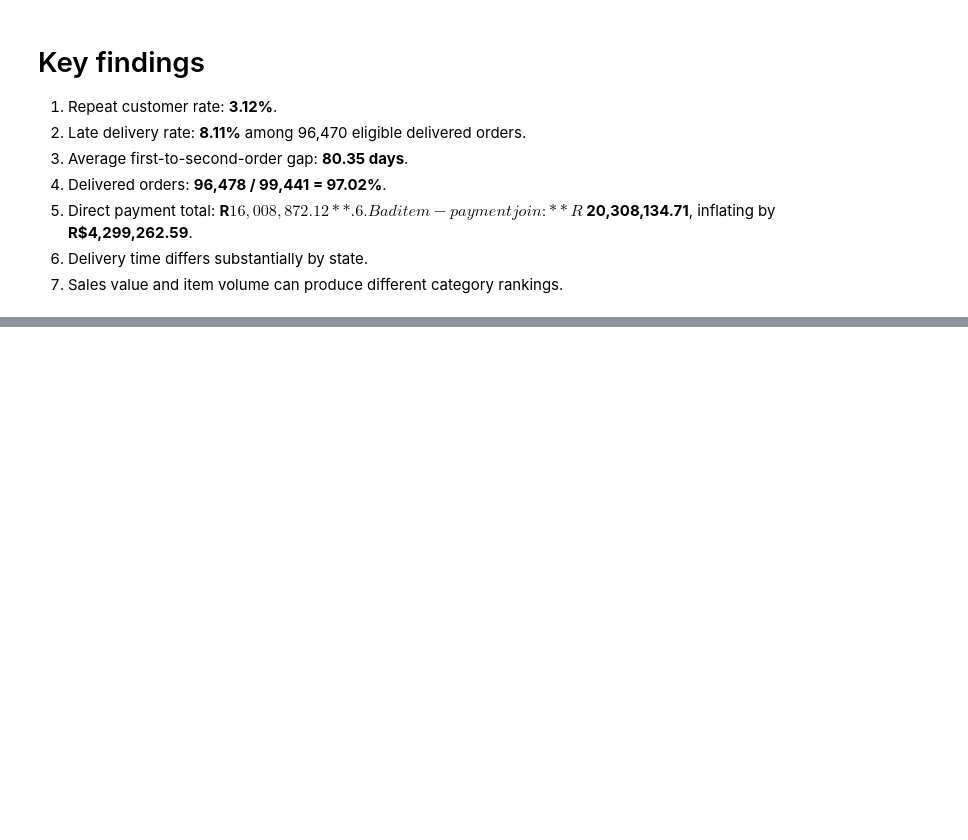
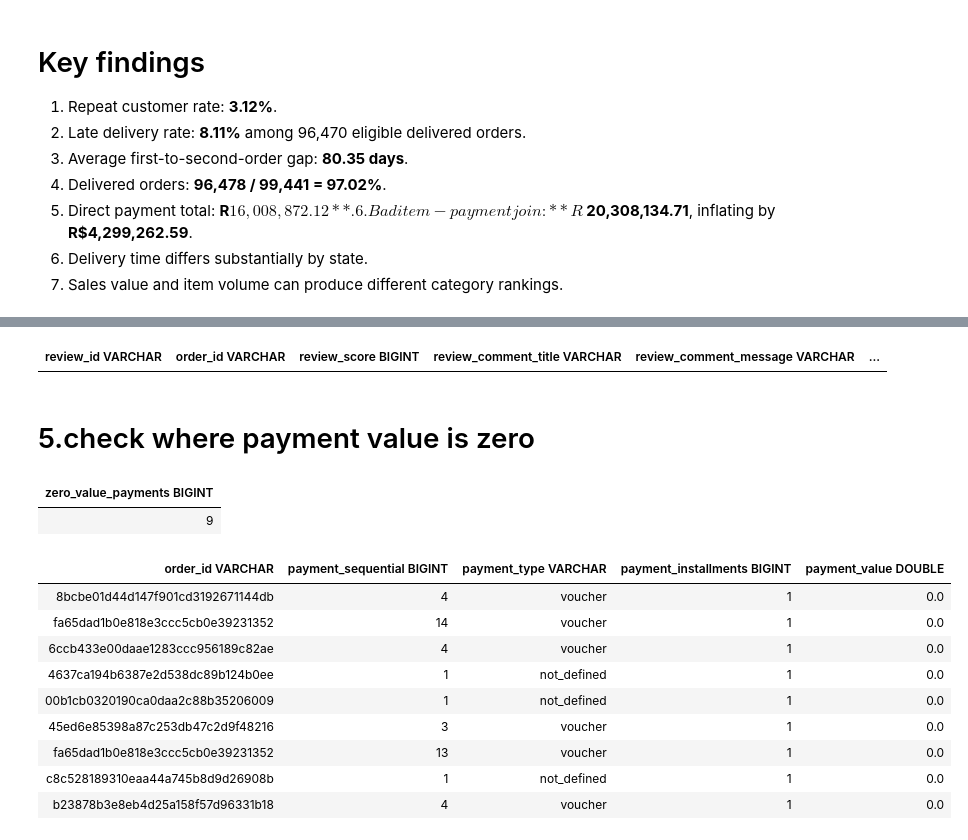
Before and after one commit to subhashith2-bit/olist-ai-analyst, a Jupyter notebook: notebook/sql.ipynb, the cells around one changed output, grey strips where cells are left out. Saved outputs shown, nothing was run; the diff lists cells and outputs as text; code cells hidden in the pictures; blank space fills up the shorter version.

```diff
--- a/notebook/sql.ipynb
+++ b/notebook/sql.ipynb
@@ -375,0 +635,53 @@ AOV must be calculated from one row per order. Averaging item rows would give or
+# %%
+con.sql("""
+SELECT
+    review_id,
+    order_id,
+    review_score,
+    review_comment_title,
+    review_comment_message,
+    review_creation_date,
+    review_answer_timestamp,
+    COUNT(*) AS duplicate_count
+FROM raw_order_reviews
+GROUP BY
+    review_id,
+    order_id,
+    review_score,
+    review_comment_title,
+    review_comment_message,
+    review_creation_date,
+    review_answer_timestamp
+HAVING COUNT(*) > 1;
+""")
+# %% [output]
+| review_id VARCHAR | order_id VARCHAR | review_score BIGINT | review_comment_title VARCHAR | review_comment_message VARCHAR | ... |
+# %% [markdown]
+# 5.check where payment value is zero
+# %%
+con.sql("""
+SELECT
+    COUNT(*) AS zero_value_payments
+FROM raw_order_payments
+WHERE payment_value = 0;
+""")
+# %% [output]
+| zero_value_payments BIGINT |
+| 9 |
+# %%
+con.sql("""
+SELECT *
+FROM raw_order_payments
+WHERE payment_value = 0;
+""")
+# %% [output]
+| order_id VARCHAR | payment_sequential BIGINT | payment_type VARCHAR | payment_installments BIGINT | payment_value DOUBLE |
+| 8bcbe01d44d147f901cd3192671144db | 4 | voucher | 1 | 0.0 |
+| fa65dad1b0e818e3ccc5cb0e39231352 | 14 | voucher | 1 | 0.0 |
+| 6ccb433e00daae1283ccc956189c82ae | 4 | voucher | 1 | 0.0 |
+| 4637ca194b6387e2d538dc89b124b0ee | 1 | not_defined | 1 | 0.0 |
+| 00b1cb0320190ca0daa2c88b35206009 | 1 | not_defined | 1 | 0.0 |
+| 45ed6e85398a87c253db47c2d9f48216 | 3 | voucher | 1 | 0.0 |
+| fa65dad1b0e818e3ccc5cb0e39231352 | 13 | voucher | 1 | 0.0 |
+| c8c528189310eaa44a745b8d9d26908b | 1 | not_defined | 1 | 0.0 |
+| b23878b3e8eb4d25a158f57d96331b18 | 4 | voucher | 1 | 0.0 |
```
Also changed, not shown: parts of 45 cells of this notebook, 3 other files.
